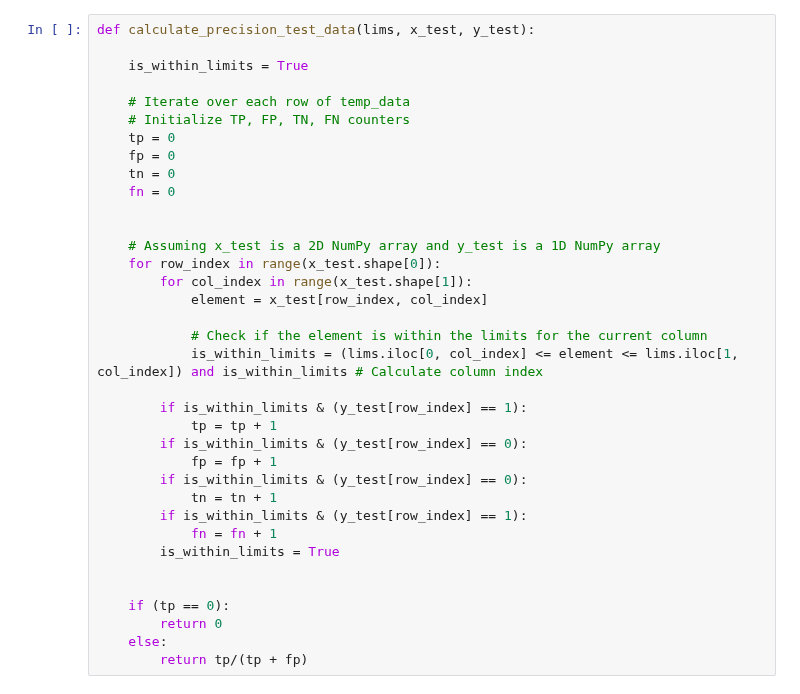
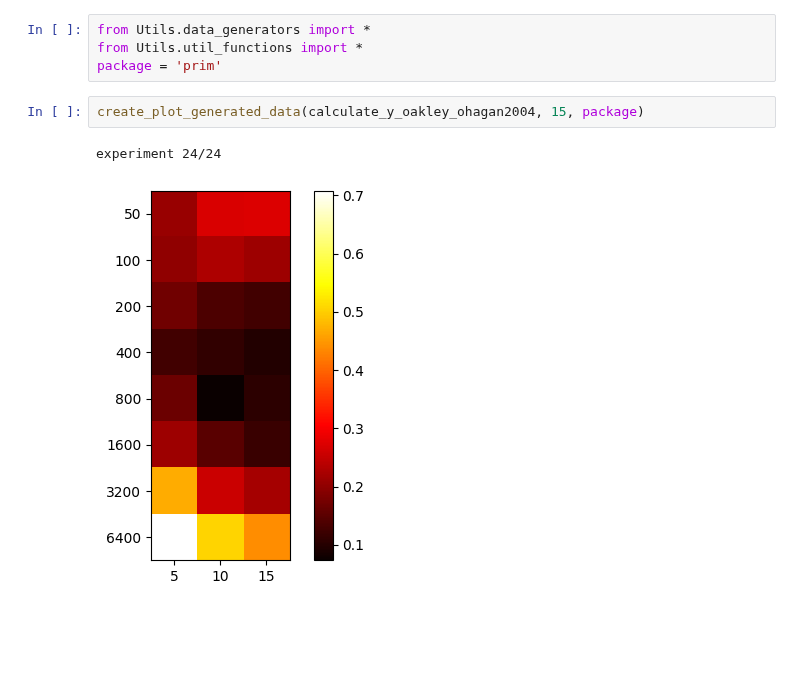
Before and after one commit to inagege/ImprovingSubgroupDiscovery, a Jupyter notebook: PRIM_Performance_Analyzing/PRIM_Baseline.ipynb, the cells around one changed output. Drawn from its saved outputs; the diff is of its cells as text; blank space fills up the shorter version.

Commit message:
Redesigned to code using a util file to outsource methods. Started Implementing baseline for ema workbench prim, but get error 'k must not be greater than n' still.

```diff
--- a/PRIM_Performance_Analyzing/PRIM_Baseline.ipynb
+++ b/PRIM_Performance_Analyzing/PRIM_Baseline.ipynb
@@ -67,36 +1,9 @@ def calculate_y_griewank(x):
-# %%
-def calculate_precision_test_data(lims, x_test, y_test):
-
-    is_within_limits = True
-
-    # Iterate over each row of temp_data
-    # Initialize TP, FP, TN, FN counters
-    tp = 0
-    fp = 0
-    tn = 0
-    fn = 0
-
-
-    # Assuming x_test is a 2D NumPy array and y_test is a 1D NumPy array
-    for row_index in range(x_test.shape[0]):
-        for col_index in range(x_test.shape[1]):
-            element = x_test[row_index, col_index]
-
-            # Check if the element is within the limits for the current column
-            is_within_limits = (lims.iloc[0, col_index] <= element <= lims.iloc[1, col_index]) and is_within_limits # Calculate column index
-
-        if is_within_limits & (y_test[row_index] == 1):
-            tp = tp + 1
-        if is_within_limits & (y_test[row_index] == 0):
-            fp = fp + 1
-        if is_within_limits & (y_test[row_index] == 0):
-            tn = tn + 1
-        if is_within_limits & (y_test[row_index] == 1):
-            fn = fn + 1
-        is_within_limits = True
-
-
-    if (tp == 0):
-        return 0
-    else:
-        return tp/(tp + fp)
+# %%
+from Utils.data_generators import *
+from Utils.util_functions import *
+package = 'prim'
+# %%
+create_plot_generated_data(calculate_y_oakley_ohagan2004, 15, package)
+# %% [output]
+experiment 24/24
+[figure, added]
```
Also changed, not shown: parts of 14 cells of this notebook, 11 other files.
